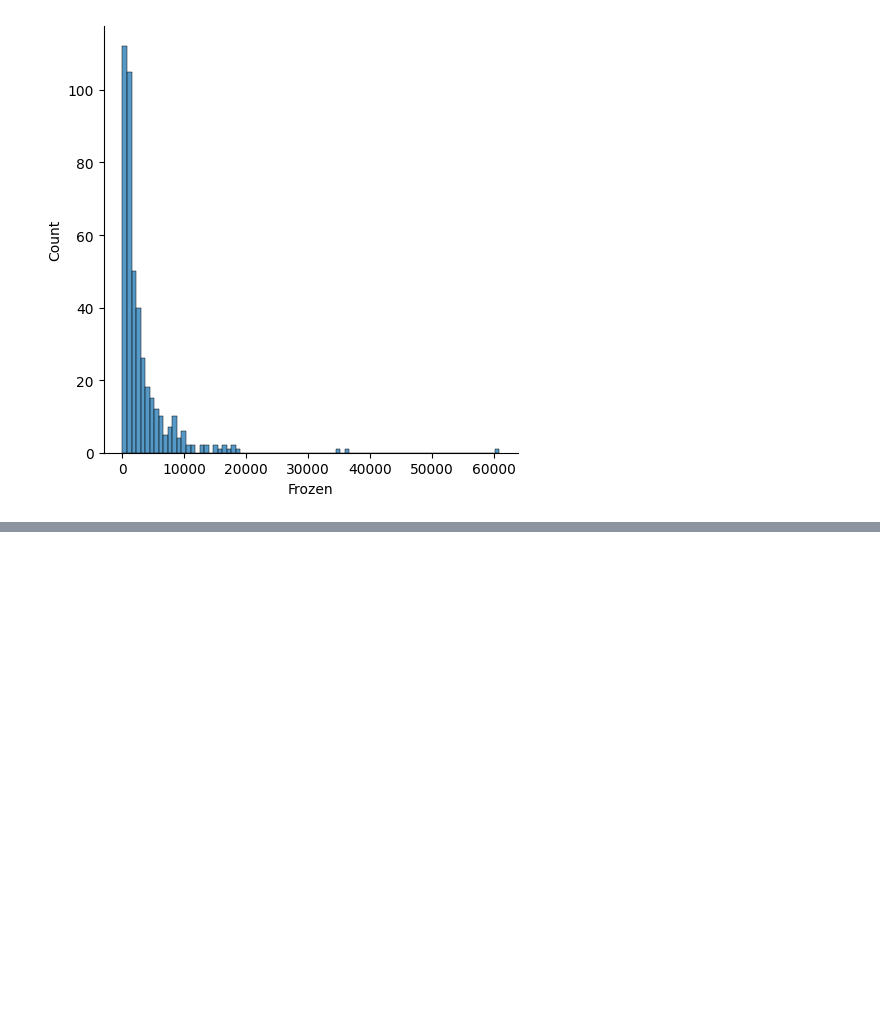
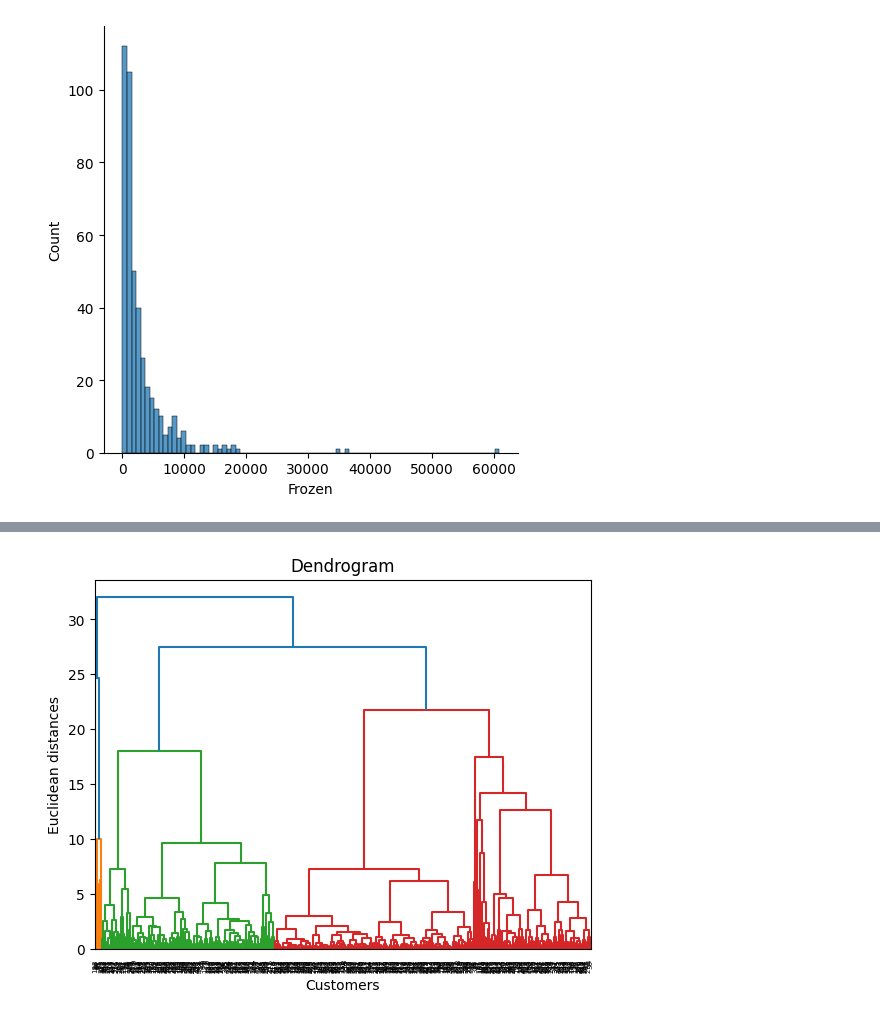
Before and after one commit to ChetanGoud77/AD-PYTHON, a Jupyter notebook: DAY_21.ipynb, the cells around one changed output, grey strips where cells are left out. Cells and saved outputs as stored; diff of their text form; code cells hidden in the pictures; blank space fills up the shorter version.

```diff
--- a/DAY_21.ipynb
+++ b/DAY_21.ipynb
@@ -138,3 +138,10 @@ sns.displot(df['Frozen'])
 # %% [output]
 <seaborn.axisgrid.FacetGrid at 0x...>
 [figure]
+# %%
+def add_one(x):
+    return x + 1
+
+df['Fresh'] = df['Fresh'].apply(add_one)
+# %%
+df.drop(['Channel','Region'] ,axis=1, inplace=True)
@@ -140,0 +164,4 @@ sns.displot(df['Frozen'])
+# %%
+from sklearn.preprocessing import StandardScaler
+stscaler = StandardScaler()
+x = stscaler.fit_transform(df)
@@ -140,0 +184,9 @@ sns.displot(df['Frozen'])
+# %%
+import scipy.cluster.hierarchy as sch
+dendrogram = sch.dendrogram(sch.linkage(x, method='ward'))
+plt.title('Dendrogram')
+plt.xlabel('Customers')
+plt.ylabel('Euclidean distances')
+plt.show()
+# %% [output]
+[figure, added]
```
Also changed, not shown: parts of 11 cells of this notebook.
